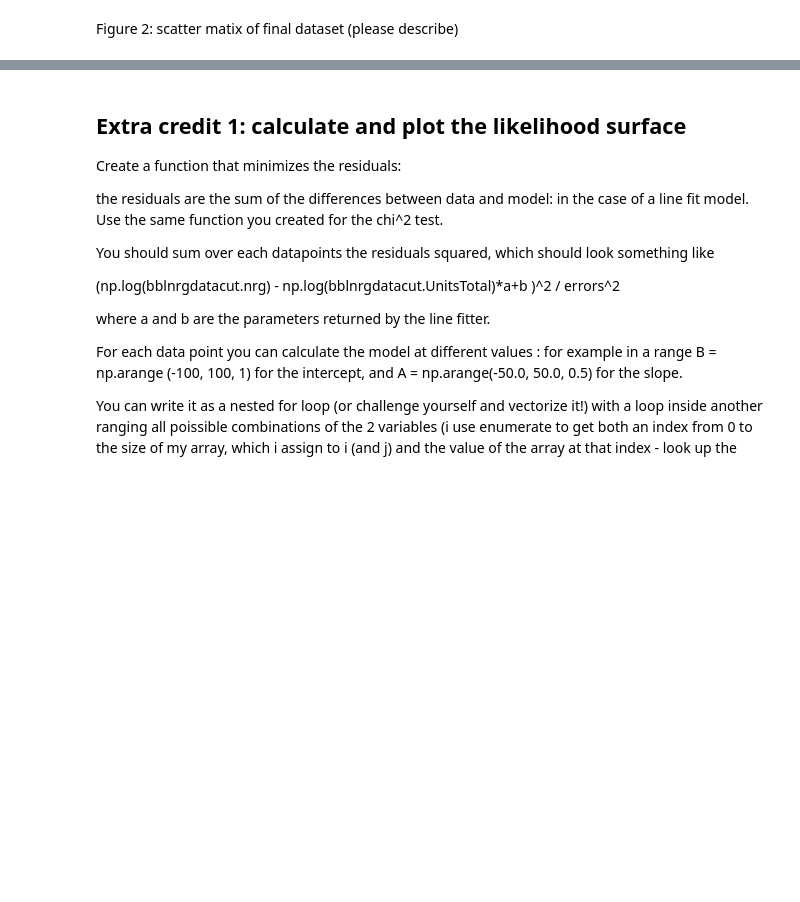
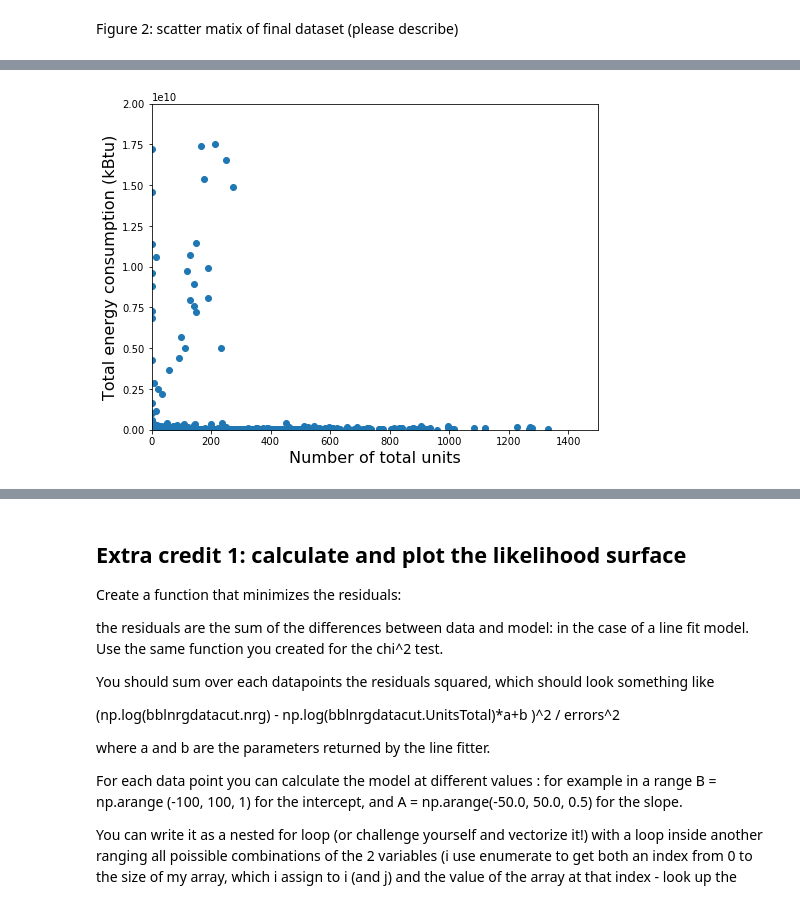
Before and after one commit to ywnch/PUI2017_ywc249, a Jupyter notebook: HW6_ywc249/HW6.ipynb, the cells around one changed output, grey strips where cells are left out. Drawn from its saved outputs; the diff is of its cells as text; code cells hidden in the pictures; blank space fills up the shorter version.

```diff
--- a/HW6_ywc249/HW6.ipynb
+++ b/HW6_ywc249/HW6.ipynb
@@ -315,0 +217,10 @@ print ("LR from statsmodels:", ...)
+# %%
+### zoomed in scatter plot
+pl.figure(figsize=(8,6))
+pl.scatter(data.u_total, data.EUI_total)
+pl.xlabel('Number of total units', fontsize=16)
+pl.ylabel('Total energy consumption (kBtu)', fontsize=16)
+pl.xlim(0, 1500)
+pl.ylim(0, 2e10);
+# %% [output]
+[figure, added]
```
Also changed, not shown: parts of 81 cells of this notebook.
